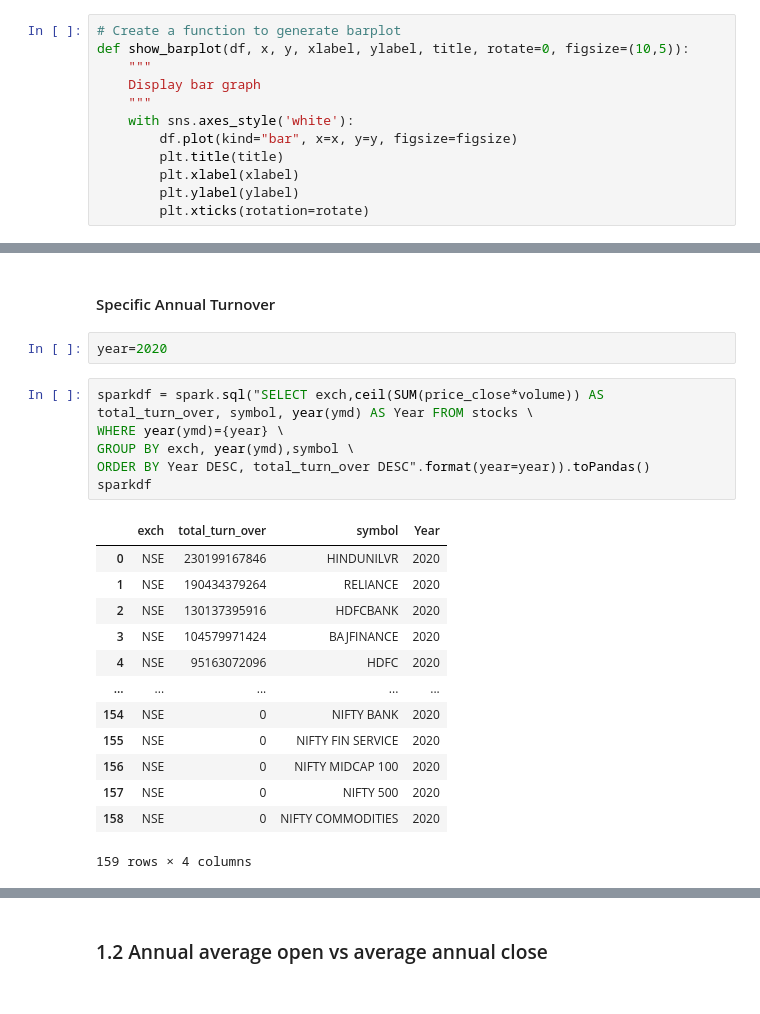
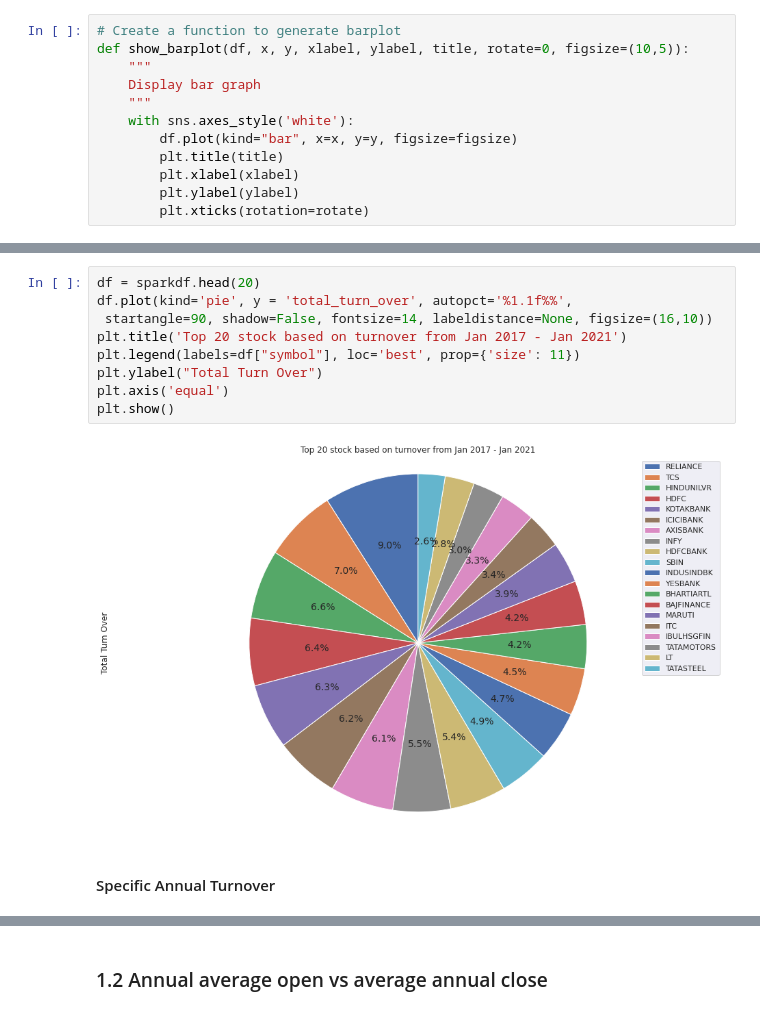
Before and after one commit to murshidazher/hadoop-project, a Jupyter notebook: scripts/ipynb-spark/stocks_notebook.ipynb, the cells around one changed output, grey strips where cells are left out. Cells and saved outputs as stored; diff of their text form.

```diff
--- a/scripts/ipynb-spark/stocks_notebook.ipynb
+++ b/scripts/ipynb-spark/stocks_notebook.ipynb
@@ -195,24 +199,13 @@ show_barplot(
+# %%
+df = sparkdf.head(20)
+df.plot(kind='pie', y = 'total_turn_over', autopct='%1.1f%%',
+ startangle=90, shadow=False, fontsize=14, labeldistance=None, figsize=(16,10))
+plt.title('Top 20 stock based on turnover from Jan 2017 - Jan 2021')
+plt.legend(labels=df["symbol"], loc='best', prop={'size': 11})
+plt.ylabel("Total Turn Over")
+plt.axis('equal')
+plt.show()
+# %% [output]
+[figure, added]
 # %% [markdown]
 #### Specific Annual Turnover
-# %%
-year=2020
-# %%
-sparkdf = spark.sql("SELECT exch,ceil(SUM(price_close*volume)) AS total_turn_over, symbol, year(ymd) AS Year FROM stocks \
-WHERE year(ymd)={year} \
-GROUP BY exch, year(ymd),symbol \
-ORDER BY Year DESC, total_turn_over DESC".format(year=year)).toPandas()
-sparkdf
-# %% [output]
-|  | exch | total_turn_over | symbol | Year |
-| 0 | NSE | 230199167846 | HINDUNILVR | 2020 |
-| 1 | NSE | 190434379264 | RELIANCE | 2020 |
-| 2 | NSE | 130137395916 | HDFCBANK | 2020 |
-| 3 | NSE | 104579971424 | BAJFINANCE | 2020 |
-| 4 | NSE | 95163072096 | HDFC | 2020 |
-| ... | ... | ... | ... | ... |
-| 154 | NSE | 0 | NIFTY BANK | 2020 |
-| 155 | NSE | 0 | NIFTY FIN SERVICE | 2020 |
-| 156 | NSE | 0 | NIFTY MIDCAP 100 | 2020 |
-| 157 | NSE | 0 | NIFTY 500 | 2020 |
-| 158 | NSE | 0 | NIFTY COMMODITIES | 2020 |
-159 rows × 4 columns
```
Also changed, not shown: parts of 33 cells of this notebook.
